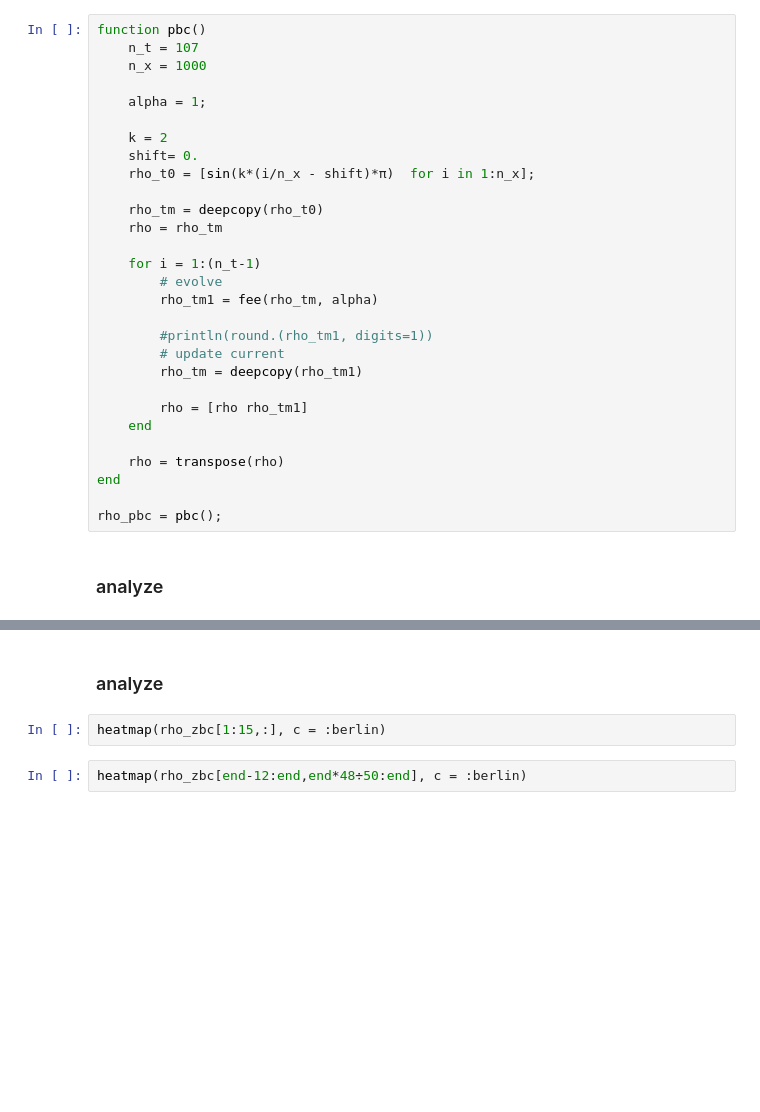
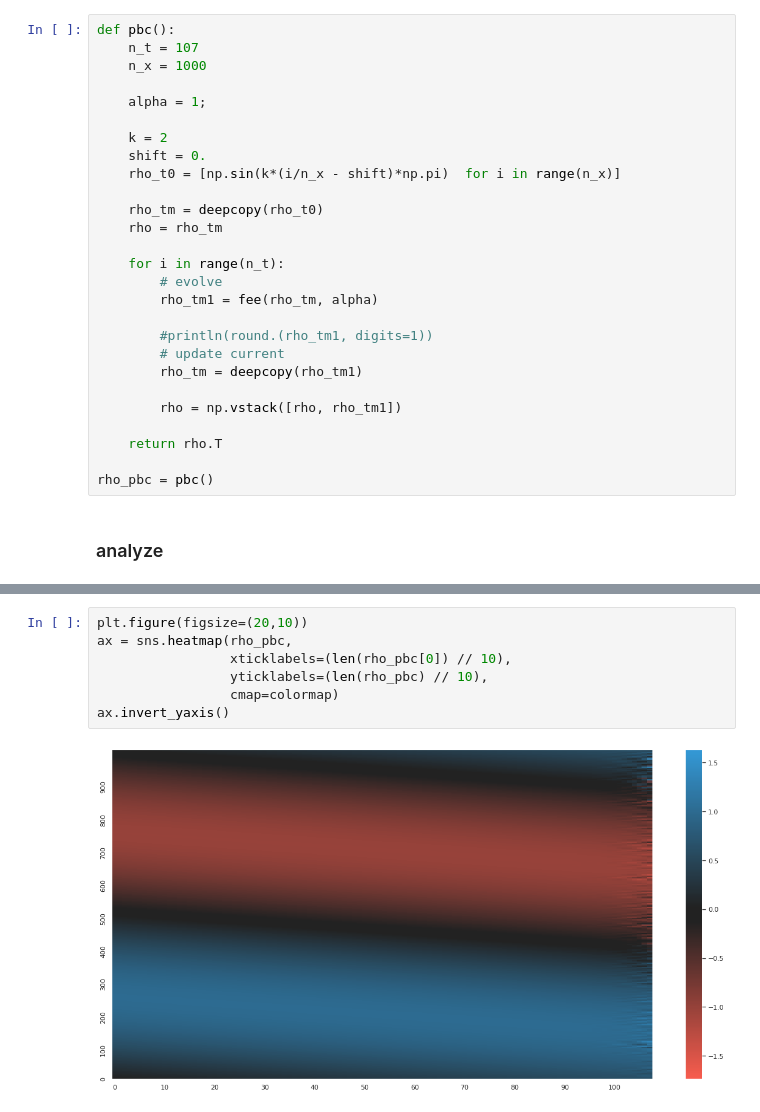
Before and after one commit to alecandido/fluiddynamics, a Jupyter notebook: experiments/forward_euler_evolution.ipynb, the cells around one changed output, grey strips where cells are left out. Cells and saved outputs as stored; diff of their text form; blank space fills up the shorter version.

```diff
--- a/experiments/forward_euler_evolution.ipynb
+++ b/experiments/forward_euler_evolution.ipynb
@@ -29,18 +44,18 @@ periodic boundary conditions
 # %%
-function pbc()
+def pbc():
     n_t = 107
     n_x = 1000
 
     alpha = 1;
 
     k = 2
-    shift= 0.
-    rho_t0 = [sin(k*(i/n_x - shift)*π)  for i in 1:n_x];
+    shift = 0.
+    rho_t0 = [np.sin(k*(i/n_x - shift)*np.pi)  for i in range(n_x)]
 
     rho_tm = deepcopy(rho_t0)
     rho = rho_tm
 
-    for i = 1:(n_t-1)
+    for i in range(n_t):
         # evolve
         rho_tm1 = fee(rho_tm, alpha)
 
@@ -48,12 +63,10 @@ function pbc()
         # update current
         rho_tm = deepcopy(rho_tm1)
 
-        rho = [rho rho_tm1]
-    end
+        rho = np.vstack([rho, rho_tm1])
 
-    rho = transpose(rho)
-end
+    return rho.T
 
-rho_pbc = pbc();
+rho_pbc = pbc()
 # %% [markdown]
 ### analyze
@@ -143,6 +73,9 @@ rho_zbc = zbc();
-# %% [markdown]
-### analyze
-# %%
-heatmap(rho_zbc[1:15,:], c = :berlin)
-# %%
-heatmap(rho_zbc[end-12:end,end*48÷50:end], c = :berlin)
+# %%
+plt.figure(figsize=(20,10))
+ax = sns.heatmap(rho_pbc,
+                 xticklabels=(len(rho_pbc[0]) // 10),
+                 yticklabels=(len(rho_pbc) // 10),
+                 cmap=colormap)
+ax.invert_yaxis()
+# %% [output]
+[figure, added]
```
Also changed, not shown: parts of 16 cells of this notebook.
